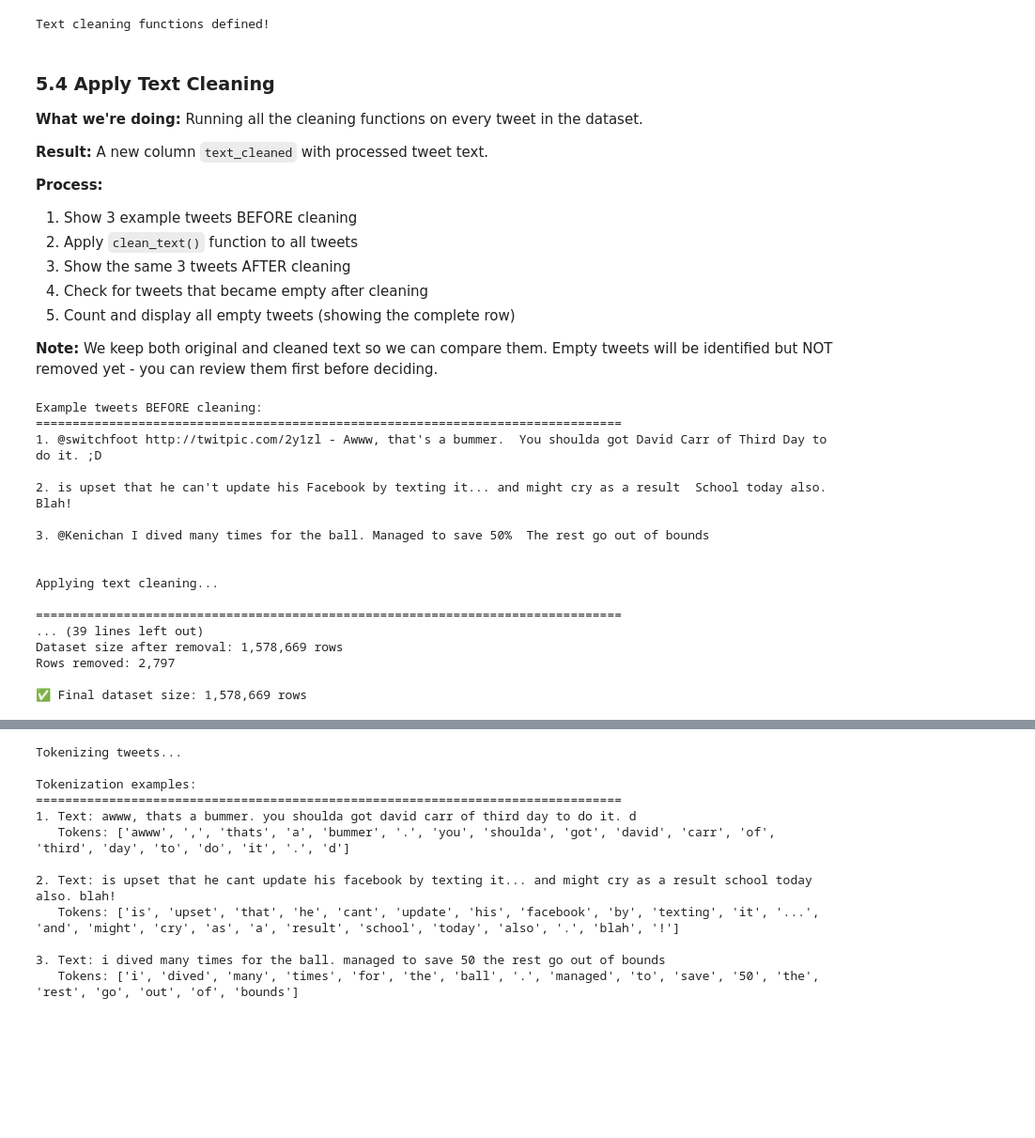
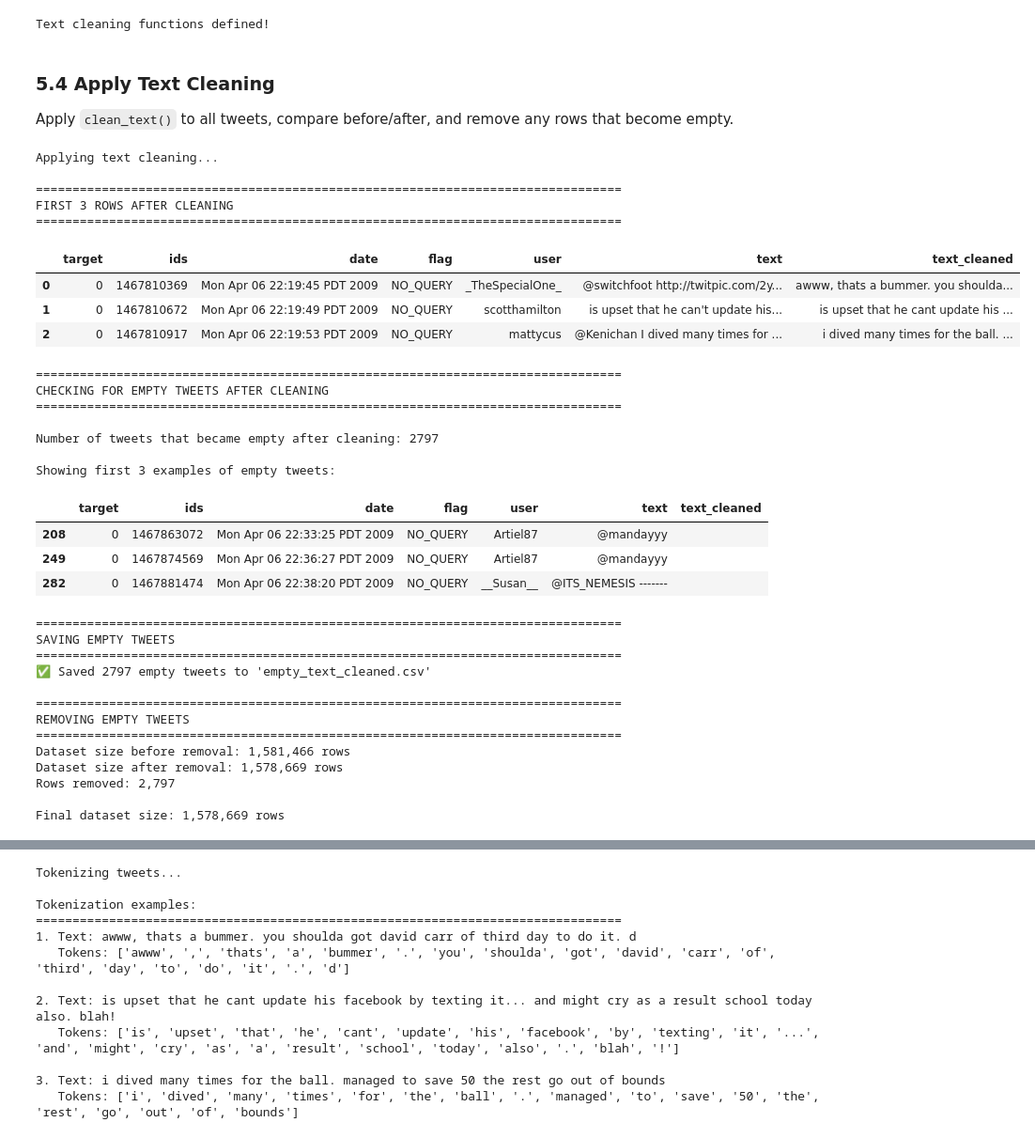
Before and after one commit to mhleethomas/Nat_Lang_Engr_Meth_Tools, a Jupyter notebook: Assignment1/MingHsiangLee_Assignment1.ipynb, the cells around one changed output, grey strips where cells are left out. Shown at 94% size. Saved outputs shown, nothing was run; the diff lists cells and outputs as text; code cells hidden in the pictures; blank space fills up the shorter version.

```diff
--- a/Assignment1/MingHsiangLee_Assignment1.ipynb
+++ b/Assignment1/MingHsiangLee_Assignment1.ipynb
@@ -386,38 +342,19 @@ Text cleaning functions defined!
 # %% [markdown]
 ### 5.4 Apply Text Cleaning
 
-**What we're doing:** Running all the cleaning functions on every tweet in the dataset.
-
-**Result:** A new column `text_cleaned` with processed tweet text.
-
-**Process:**
-1. Show 3 example tweets BEFORE cleaning
-2. Apply `clean_text()` function to all tweets
-3. Show the same 3 tweets AFTER cleaning
-4. Check for tweets that became empty after cleaning
-5. Count and display all empty tweets (showing the complete row)
-
-**Note:** We keep both original and cleaned text so we can compare them. Empty tweets will be identified but NOT removed yet - you can review them first before deciding.
+Apply `clean_text()` to all tweets, compare before/after, and remove any rows that become empty.
 # %%
-# Show example before cleaning
-print("Example tweets BEFORE cleaning:")
-print("="*80)
-for i in range(3):
-    print(f"{i+1}. {df_cleaned.iloc[i]['text']}")
-    print()
+from IPython.display import display
 
 # Apply cleaning
 print("\nApplying text cleaning...")
 df_cleaned['text_cleaned'] = df_cleaned['text'].apply(clean_text)
 
-# Show example after cleaning
+# Show first 3 rows after cleaning (no text wrap)
 print("\n" + "="*80)
-print("Example tweets AFTER cleaning:")
+print("FIRST 3 ROWS AFTER CLEANING")
 print("="*80)
-for i in range(3):
-    print(f"{i+1}. Original: {df_cleaned.iloc[i]['text']}")
-    print(f"   Cleaned:  {df_cleaned.iloc[i]['text_cleaned']}")
-    print()
+display(df_cleaned.head(3).style.set_properties(**{'white-space': 'pre'}))
 
 # Check for empty tweets after cleaning
 print("\n" + "="*80)
@@ -426,49 +363,65 @@ print("="*80)
 
 empty_tweets = df_cleaned[df_cleaned['text_cleaned'].str.strip() == '']
 print(f"\nNumber of tweets that became empty after cleaning: {len(empty_tweets)}")
 
 if len(empty_tweets) > 0:
     print(f"\nShowing first 3 examples of empty tweets:\n")
-    print(empty_tweets.head(3))
+    display(empty_tweets.head(3))
 
     # Save empty tweets to CSV
     print("\n" + "="*80)
     print("SAVING EMPTY TWEETS")
     print("="*80)
     empty_tweets.to_csv('empty_text_cleaned.csv', index=False)
     print(f"✅ Saved {len(empty_tweets)} empty tweets to 'empty_text_cleaned.csv'")
 
     # Remove empty tweets from dataset
     print("\n" + "="*80)
     print("REMOVING EMPTY TWEETS")
     print("="*80)
     print(f"Dataset size before removal: {df_cleaned.shape[0]:,} rows")
     df_cleaned = df_cleaned[df_cleaned['text_cleaned'].str.strip() != '']
     print(f"Dataset size after removal: {df_cleaned.shape[0]:,} rows")
     print(f"Rows removed: {len(empty_tweets):,}")
 else:
     print("\nNo tweets became empty after cleaning. All tweets have content!")
     print("No empty tweets file created.")
 
-print(f"\n✅ Final dataset size: {df_cleaned.shape[0]:,} rows")
+print(f"\nFinal dataset size: {df_cleaned.shape[0]:,} rows")
 # %% [output]
-Example tweets BEFORE cleaning:
-================================================================================
-1. @switchfoot http://twitpic.com/2y1zl - Awww, that's a bummer.  You shoulda got David Carr of Third Day to do it. ;D
-
-2. is upset that he can't update his Facebook by texting it... and might cry as a result  School today also. Blah!
-
-3. @Kenichan I dived many times for the ball. Managed to save 50%  The rest go out of bounds
-
-
 Applying text cleaning...
 
 ================================================================================
-... (39 lines left out)
-Dataset size after removal: 1,578,669 rows
-Rows removed: 2,797
-
-✅ Final dataset size: 1,578,669 rows
+FIRST 3 ROWS AFTER CLEANING
+================================================================================
+|  | target | ids | date | flag | user | text | text_cleaned |
+| 0 | 0 | 1467810369 | Mon Apr 06 22:19:45 PDT 2009 | NO_QUERY | _TheSpecialOne_ | @switchfoot http://twitpic.com/2y... | awww, thats a bummer. you shoulda... |
+| 1 | 0 | 1467810672 | Mon Apr 06 22:19:49 PDT 2009 | NO_QUERY | scotthamilton | is upset that he can't update his... | is upset that he cant update his ... |
+| 2 | 0 | 1467810917 | Mon Apr 06 22:19:53 PDT 2009 | NO_QUERY | mattycus | @Kenichan I dived many times for ... | i dived many times for the ball. ... |
+================================================================================
+CHECKING FOR EMPTY TWEETS AFTER CLEANING
+================================================================================
+
+Number of tweets that became empty after cleaning: 2797
+
+Showing first 3 examples of empty tweets:
+|  | target | ids | date | flag | user | text | text_cleaned |
+| 208 | 0 | 1467863072 | Mon Apr 06 22:33:25 PDT 2009 | NO_QUERY | Artiel87 | @mandayyy |  |
+| 249 | 0 | 1467874569 | Mon Apr 06 22:36:27 PDT 2009 | NO_QUERY | Artiel87 | @mandayyy |  |
+| 282 | 0 | 1467881474 | Mon Apr 06 22:38:20 PDT 2009 | NO_QUERY | __Susan__ | @ITS_NEMESIS ------- |  |
+================================================================================
+SAVING EMPTY TWEETS
+================================================================================
+✅ Saved 2797 empty tweets to 'empty_text_cleaned.csv'
+
+================================================================================
+REMOVING EMPTY TWEETS
+================================================================================
+Dataset size before removal: 1,581,466 rows
+Dataset size after removal: 1,578,669 rows
+Rows removed: 2,797
+
+Final dataset size: 1,578,669 rows
 # %% [markdown]
 ### 5.5 Tokenization
 
```
Also changed, not shown: parts of 20 cells of this notebook, 1 other file.
